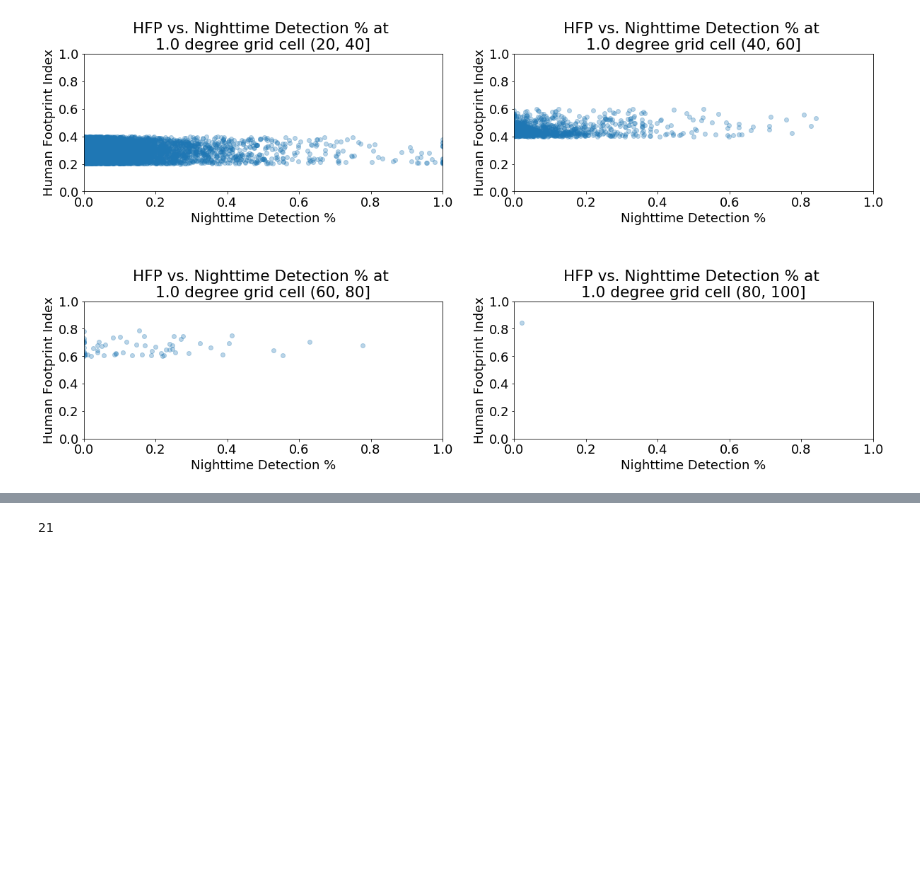
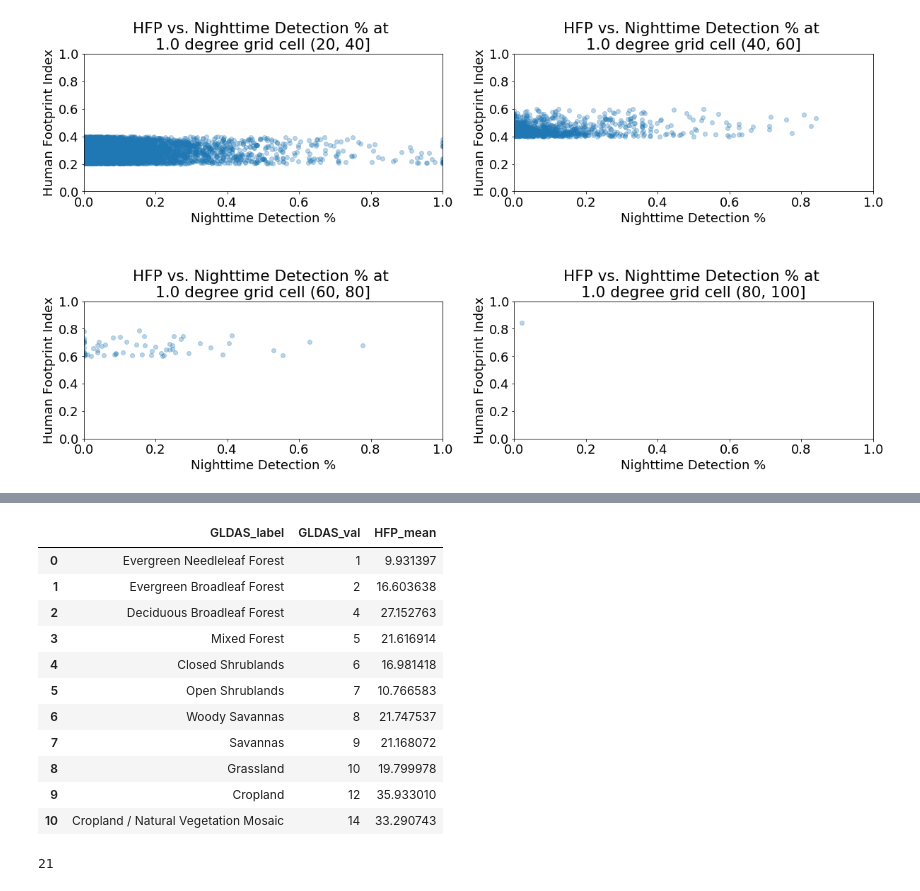
Before and after one commit to earthlab/night_fire, a Jupyter notebook: notebooks/HumanFootPrint_summary.ipynb, the cells around one changed output, grey strips where cells are left out. Cells and saved outputs as stored; diff of their text form; code cells hidden in the pictures; blank space fills up the shorter version.

```diff
--- a/notebooks/HumanFootPrint_summary.ipynb
+++ b/notebooks/HumanFootPrint_summary.ipynb
@@ -309,0 +342,11 @@ plt.show()
+# %%
+# mask the human footprint array for each land cover
+hfp_dict = {}
+for v in np.unique(temp):
+    if v == 0: continue
+
+
+    masked_hfp = hfp_arr[:600,:][gldas_arr==v]
+    hfp_dict[int(v)] = masked_hfp.mean()
+
+hfp_dict
@@ -310,3 +365,44 @@ plt.show()
+# %%
+gldas_labels = ['missing value',
+               'Evergreen Needleleaf Forest',
+               'Evergreen Broadleaf Forest',
+               'Deciduous Needleleaf Forest',
+               'Deciduous Broadleaf Forest',
+               'Mixed Forest',
+               'Closed Shrublands',
+               'Open Shrublands',
+               'Woody Savannas',
+               'Savannas',
+               'Grassland',
+               'Permanent Wetland',
+               'Cropland',
+               'Urban and Built-Up',
+               'Cropland / Natural Vegetation Mosaic',
+               'Snow and Ice',
+               'Barren or Sparsely Vegetated',
+               'Ocean',
+               'Wooded Tundra',
+               'Mixed Tundra',
+               'Bare Ground Tundra']
+
+hfp_label_values = [gldas_labels[i] for i in hfp_dict.keys()]
+# %%
+pd.DataFrame({'GLDAS_label':hfp_label_values,
+              'GLDAS_val':list(hfp_dict.keys()),
+             'HFP_mean':list(hfp_dict.values())})
+# %% [output]
+|  | GLDAS_label | GLDAS_val | HFP_mean |
+| 0 | Evergreen Needleleaf Forest | 1 | 9.931397 |
+| 1 | Evergreen Broadleaf Forest | 2 | 16.603638 |
+| 2 | Deciduous Broadleaf Forest | 4 | 27.152763 |
+| 3 | Mixed Forest | 5 | 21.616914 |
+| 4 | Closed Shrublands | 6 | 16.981418 |
+| 5 | Open Shrublands | 7 | 10.766583 |
+| 6 | Woody Savannas | 8 | 21.747537 |
+| 7 | Savannas | 9 | 21.168072 |
+| 8 | Grassland | 10 | 19.799978 |
+| 9 | Cropland | 12 | 35.933010 |
+| 10 | Cropland / Natural Vegetation Mosaic | 14 | 33.290743 |
 # %%
 gl_day = xr_daysum.values[:600,:]
 gl_night = xr_nightsum.values[:600,:]
```
Also changed, not shown: parts of 8 cells of this notebook, 4 other files.
